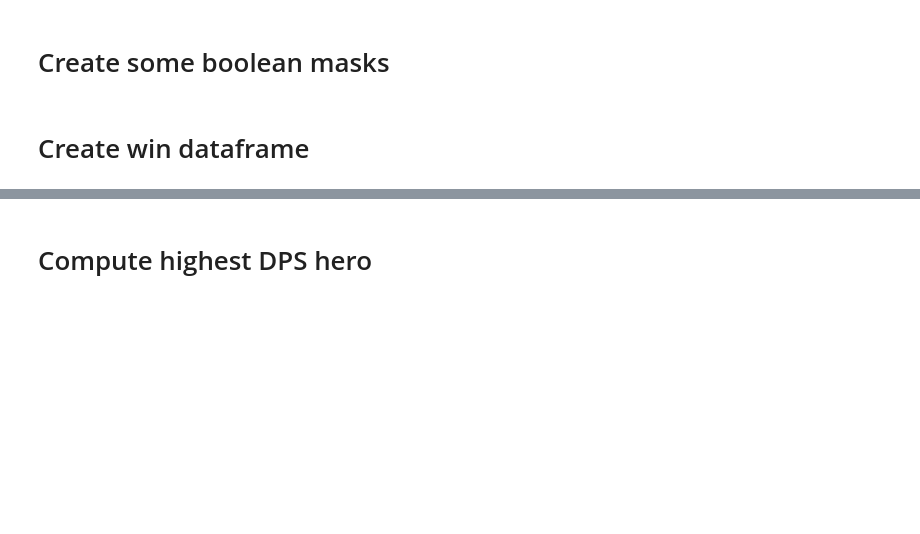
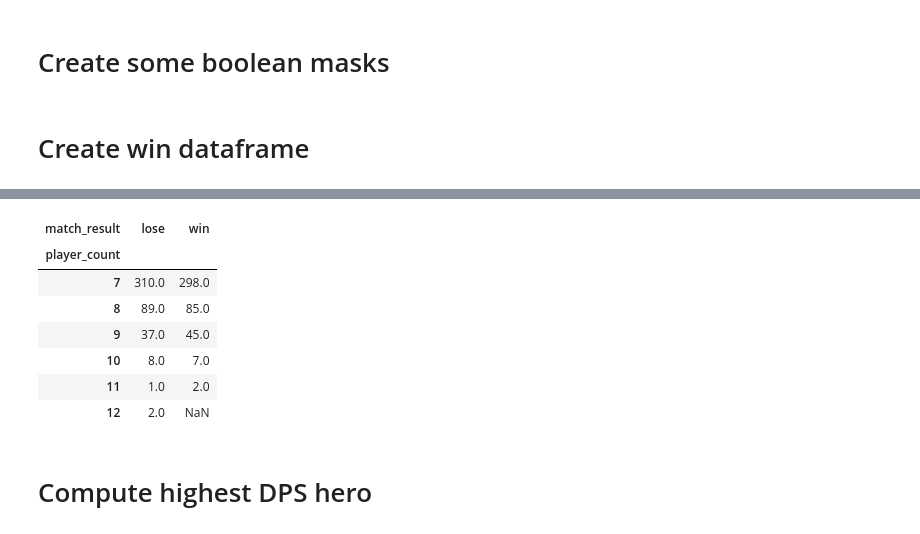
Before and after one commit to RogerWszolek/OverwatchAnalysis, a Jupyter notebook: Overwatch Questions.ipynb, the cells around one changed output, grey strips where cells are left out. Cells and saved outputs as stored; diff of their text form; code cells hidden in the pictures; blank space fills up the shorter version.

```diff
--- a/Overwatch Questions.ipynb
+++ b/Overwatch Questions.ipynb
@@ -65,3 +72,23 @@ Name: match_result, dtype: int64
+# %%
+df_win_players = df_win[["player","match_result","team"]].reset_index()
+df_win_team = df_win[["match_result","team"]].reset_index().drop_duplicates(keep="first").set_index(["match_id",'team'])
+df_win_players = df_win_players.drop_duplicates(keep="first").set_index(["match_id",'team'])
+df_win_players = pd.pivot_table(df_win_players.reset_index(), index=['match_id','team'], values=['player'], aggfunc='size').to_frame()
+df_win_subs = pd.merge(df_win_players, df_win_team, left_index=True, right_index=True)
+# %%
+df_win_subs.columns = ['player_count', 'match_result']
+df_win_subs = df_win_subs[df_win_subs["player_count"] != 6]
+df_win_subs = pd.pivot_table(df_win_subs, index=['player_count'], columns=['match_result'], aggfunc='size')
+df_win_subs
+# %% [output]
+| match_result | lose | win |
+| player_count |  |  |
+| 7 | 310.0 | 298.0 |
+| 8 | 89.0 | 85.0 |
+| 9 | 37.0 | 45.0 |
+| 10 | 8.0 | 7.0 |
+| 11 | 1.0 | 2.0 |
+| 12 | 2.0 | NaN |
 # %%
 def heroType(x):
     if (x == "D.Va")|(x == "Winston")| (x == "Zarya")| (x == "Reinhardt")| (x == "Wrecking Ball")|( x == "Orisa")| (x =="Roadhog")|(x=="Sigma"):
```
Also changed, not shown: parts of 7 cells of this notebook, 1 other file.
